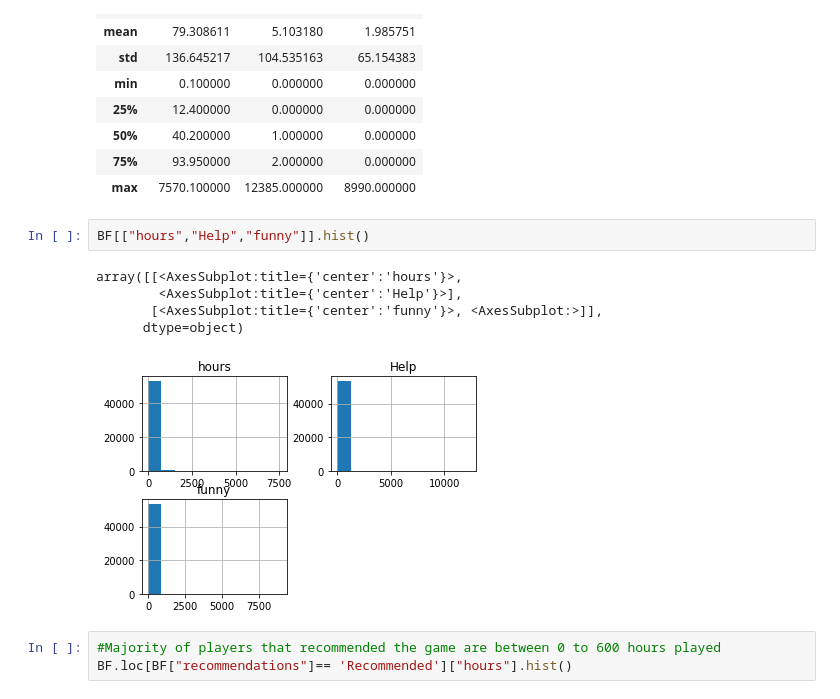
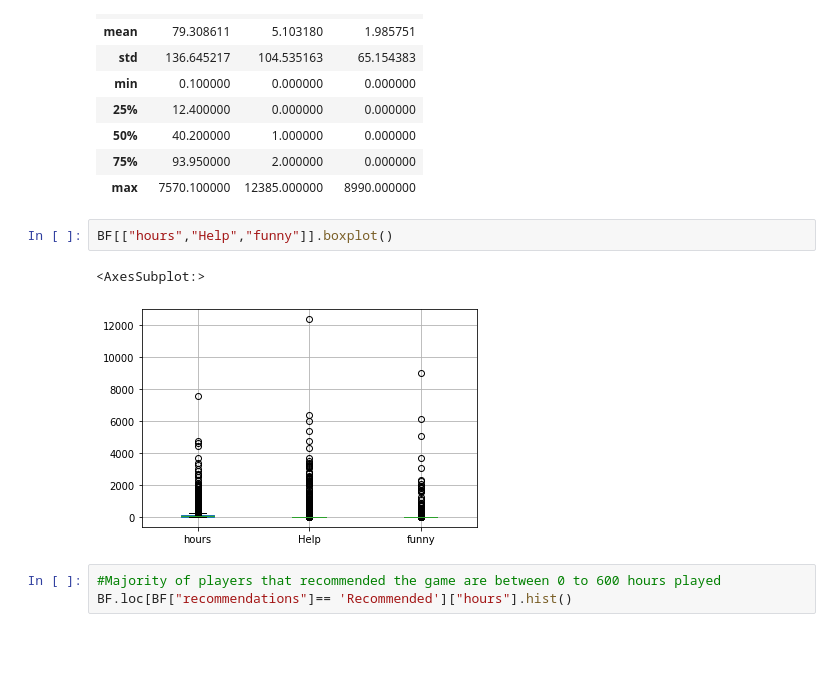
Before and after one commit to baljor3/battlefield2024, a Jupyter notebook: Cleaning data and EDA.ipynb, the cells around one changed output. Cells and saved outputs as stored; diff of their text form; blank space fills up the shorter version.

```diff
--- a/Cleaning data and EDA.ipynb
+++ b/Cleaning data and EDA.ipynb
@@ -115,13 +115,10 @@ BF.describe()
 | 75% | 93.950000 | 2.000000 | 0.000000 |
 | max | 7570.100000 | 12385.000000 | 8990.000000 |
 # %%
-BF[["hours","Help","funny"]].hist()
+BF[["hours","Help","funny"]].boxplot()
 # %% [output]
-array([[<AxesSubplot:title={'center':'hours'}>,
-        <AxesSubplot:title={'center':'Help'}>],
-       [<AxesSubplot:title={'center':'funny'}>, <AxesSubplot:>]],
-      dtype=object)
+<AxesSubplot:>
-[figure, old version]
+[figure, new version]
 # %%
 #Majority of players that recommended the game are between 0 to 600 hours played
 BF.loc[BF["recommendations"]== 'Recommended']["hours"].hist()
```
Also changed, not shown: parts of 21 cells of this notebook.
